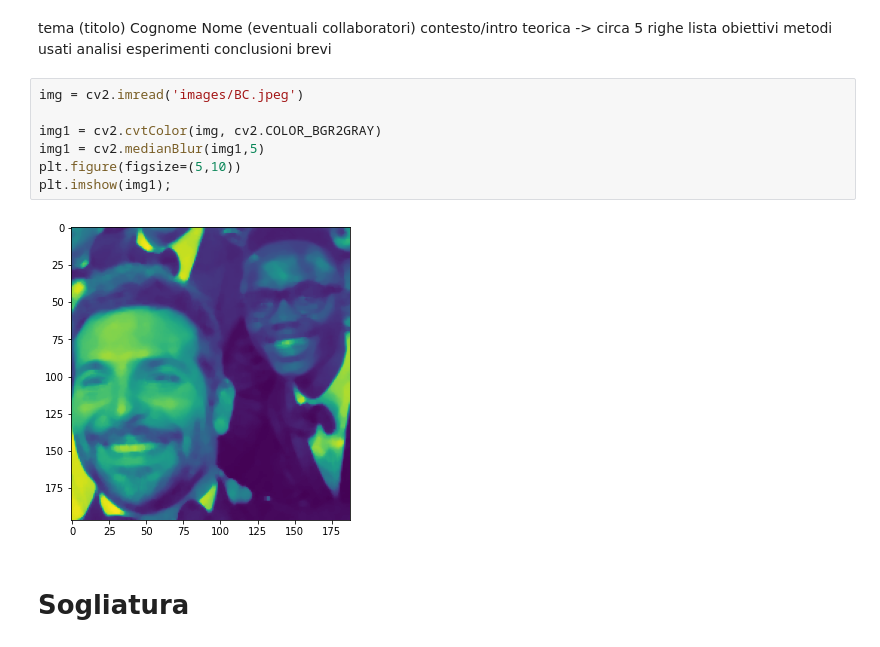
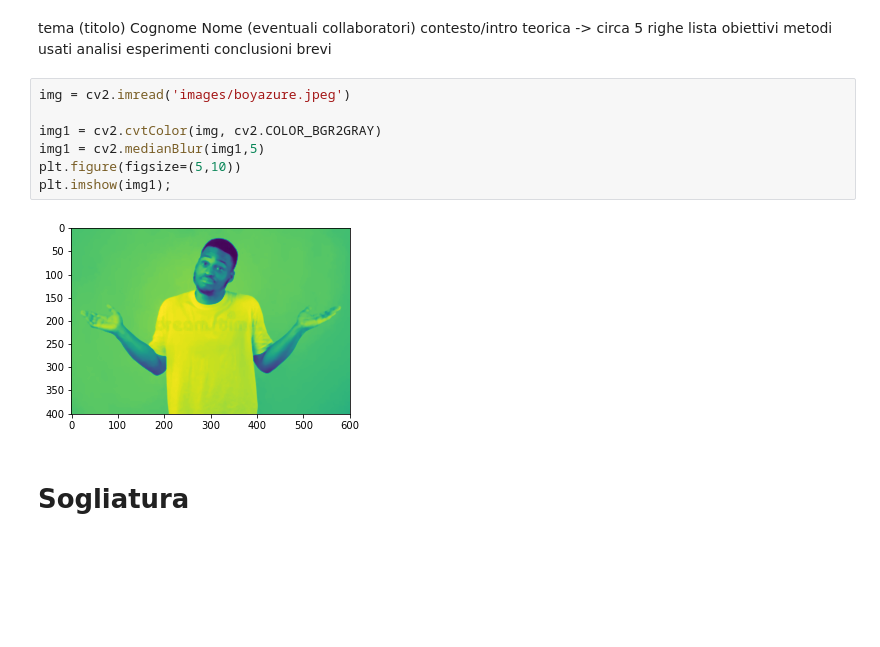
Before and after one commit to Wooler97/Skin-Detection, a Jupyter notebook: SkinDetection.ipynb, the cells around one changed output. Drawn from its saved outputs; the diff is of its cells as text; blank space fills up the shorter version.

```diff
--- a/SkinDetection.ipynb
+++ b/SkinDetection.ipynb
@@ -13,14 +13,14 @@ metodi usati
 analisi esperimenti
 conclusioni brevi
 # %%
-img = cv2.imread('images/BC.jpeg')
+img = cv2.imread('images/boyazure.jpeg')
 
 img1 = cv2.cvtColor(img, cv2.COLOR_BGR2GRAY)
 img1 = cv2.medianBlur(img1,5)
 plt.figure(figsize=(5,10))
 plt.imshow(img1);
 # %% [output]
-[figure, old version]
+[figure, new version]
 # %% [markdown]
 # Sogliatura
 # %%
```
Also changed, not shown: parts of 6 cells of this notebook, 15 other files.
